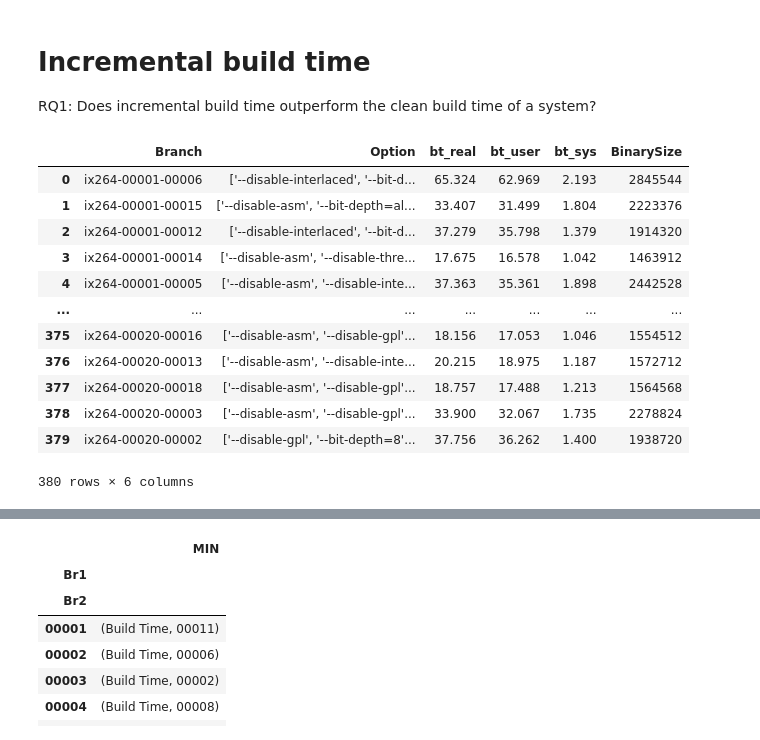
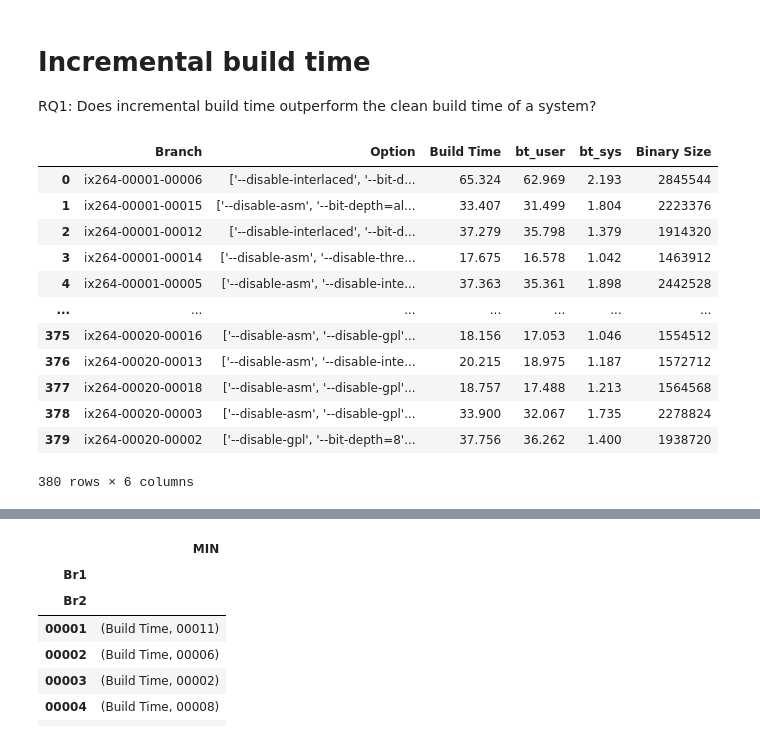
Before and after one commit to ternava/Incremental-build, a Jupyter notebook: notebooks/incremental_build_time.ipynb, the cells around one changed output, grey strips where cells are left out. Saved outputs shown, nothing was run; the diff lists cells and outputs as text; code cells hidden in the pictures.

```diff
--- a/notebooks/incremental_build_time.ipynb
+++ b/notebooks/incremental_build_time.ipynb
@@ -8,15 +8,13 @@ import numpy as np
 # %%
 # Will show the incremental build time and the executable's binary size for all system's configurations
 path = '/home/xternava/Documents/GitHub/Incremental-build/data/rez_sample_03I/'
 #path = '/src/data/'
 df = pd.read_csv(path + 'buildtime_di1.csv')
 df.columns
 df = df.rename(columns = {"bt_real": "Build Time", "BinarySize": "Binary Size"})
 df
-
-df
 # %% [output]
-|  | Branch | Option | bt_real | bt_user | bt_sys | BinarySize |
+|  | Branch | Option | Build Time | bt_user | bt_sys | Binary Size |
 | 0 | ix264-00001-00006 | ['--disable-interlaced', '--bit-d... | 65.324 | 62.969 | 2.193 | 2845544 |
 | 1 | ix264-00001-00015 | ['--disable-asm', '--bit-depth=al... | 33.407 | 31.499 | 1.804 | 2223376 |
 | 2 | ix264-00001-00012 | ['--disable-interlaced', '--bit-d... | 37.279 | 35.798 | 1.379 | 1914320 |
```
Also changed, not shown: 2 other files.
